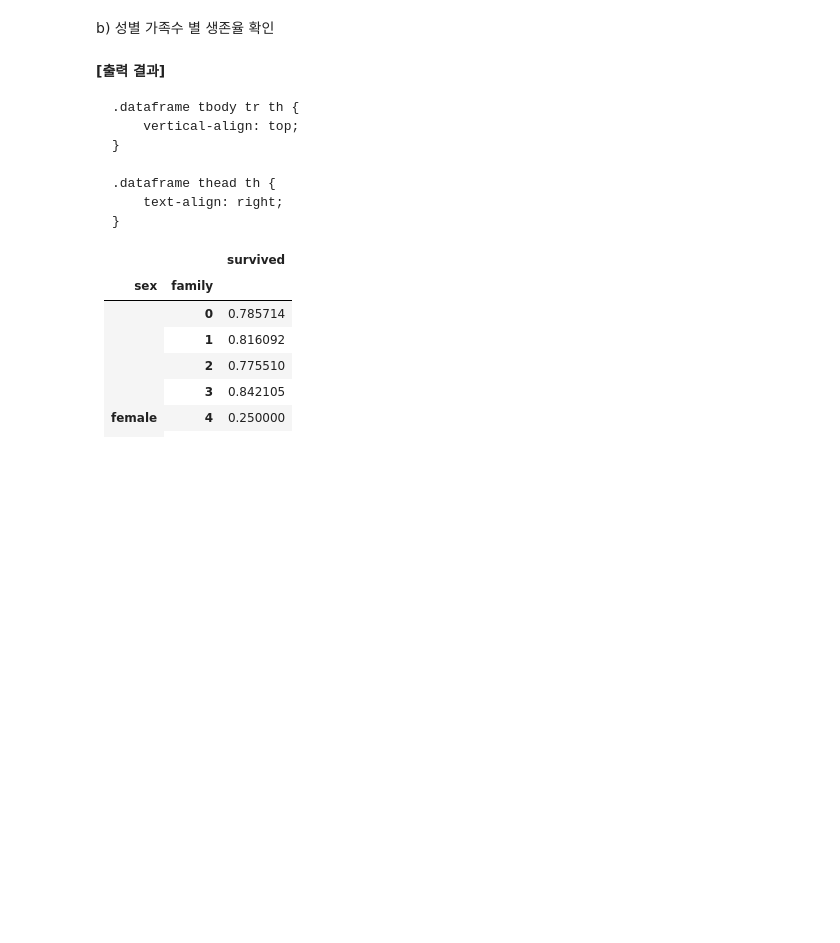
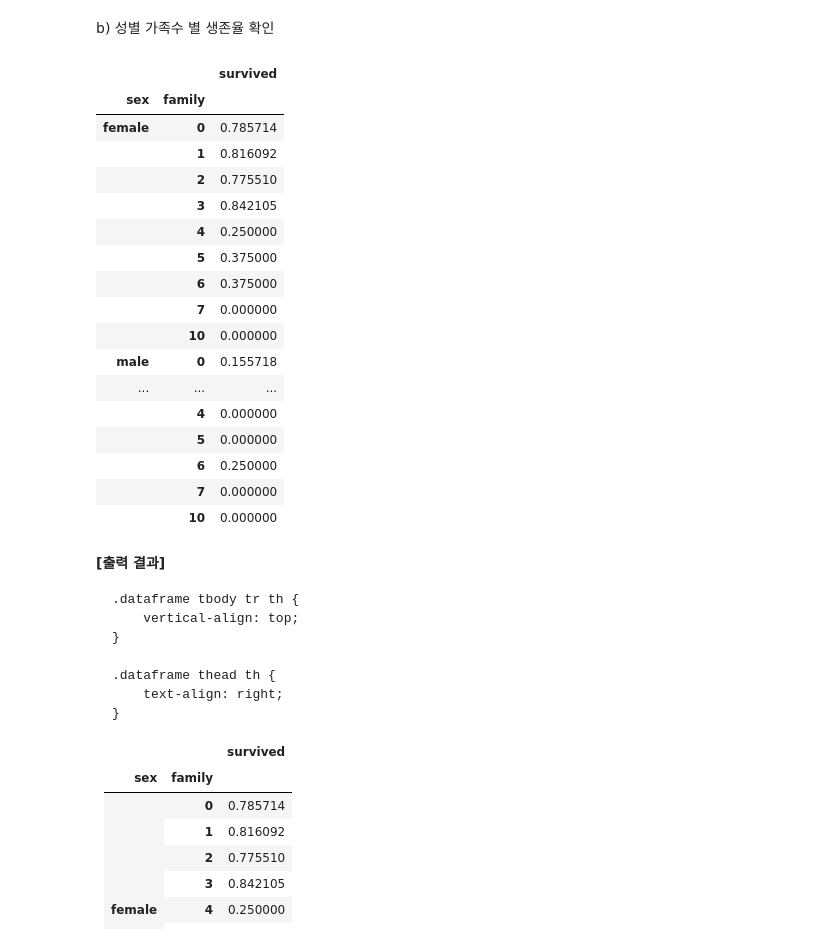
Before and after one commit to figure-2/pandas, a Jupyter notebook: tutorial/09-pandas-titanic-실습예제-(실습).ipynb, the cells around one changed output. Drawn from its saved outputs; the diff is of its cells as text; code cells hidden in the pictures; blank space fills up the shorter version.

```diff
--- a/tutorial/09-pandas-titanic-실습예제-(실습).ipynb
+++ b/tutorial/09-pandas-titanic-실습예제-(실습).ipynb
@@ -1469,7 +1568,7 @@ df.head()
 a) 가족의 숫자는 `sibsp` + `parch` 숫자 입니다. `family` 컬럼을 만들고 **sibsp + parch 더한 값을 입력**해 주세요
 # %%
 # 코드를 입력해 주세요
-df['family'] = df
+df['family'] = df['sibsp'] + df['parch']
 # %% [markdown]
 <p><strong>[출력 결과]</strong></p><div>
 <style scoped>
@@ -1597,6 +1696,26 @@ df['family'] = df
 b) 성별 가족수 별 생존율 확인
 # %%
 # 코드를 입력해 주세요
+df.groupby(['sex','family'])[['survived']].mean()
+# %% [output]
+|  |  | survived |
+| sex | family |  |
+| female | 0 | 0.785714 |
+|  | 1 | 0.816092 |
+|  | 2 | 0.775510 |
+|  | 3 | 0.842105 |
+|  | 4 | 0.250000 |
+|  | 5 | 0.375000 |
+|  | 6 | 0.375000 |
+|  | 7 | 0.000000 |
+|  | 10 | 0.000000 |
+| male | 0 | 0.155718 |
+| ... | ... | ... |
+|  | 4 | 0.000000 |
+|  | 5 | 0.000000 |
+|  | 6 | 0.250000 |
+|  | 7 | 0.000000 |
+|  | 10 | 0.000000 |
 # %% [markdown]
 <p><strong>[출력 결과]</strong></p><div>
 <style scoped>
```
Also changed, not shown: parts of 38 cells of this notebook.
